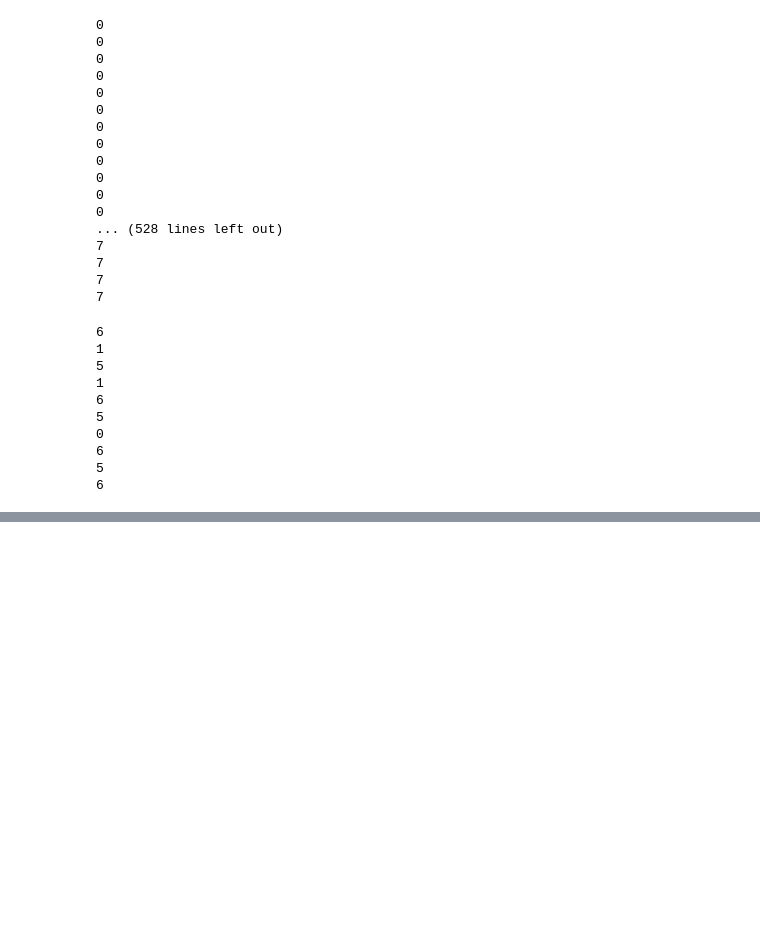
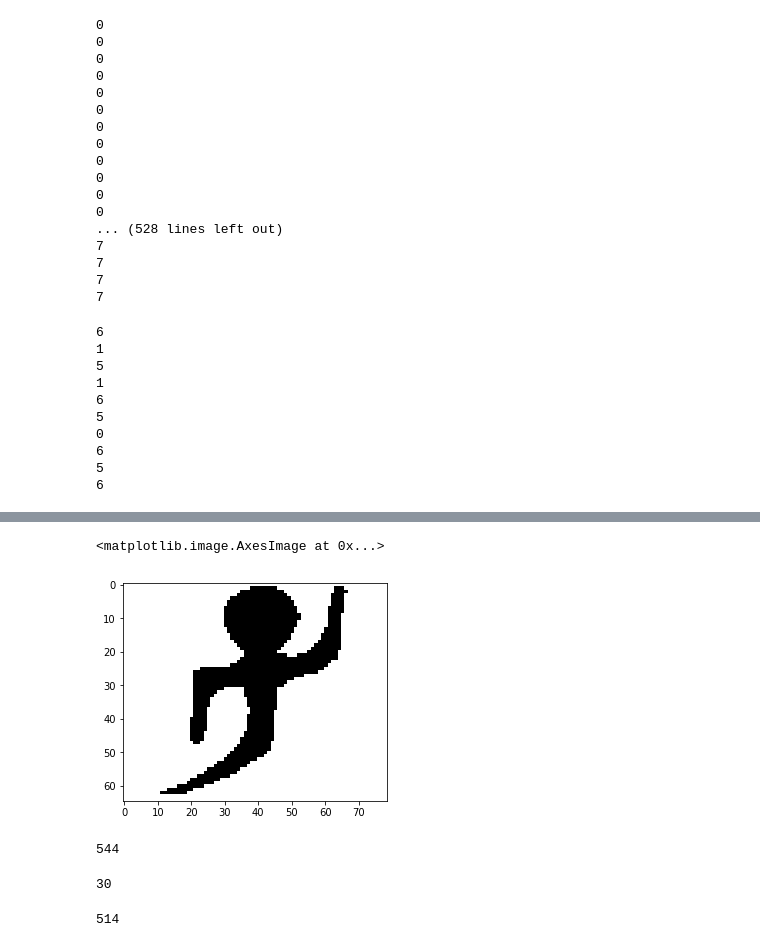
Before and after one commit to matthewgiem/chinese_characters, a Jupyter notebook: Untitled1.ipynb, the cells around one changed output, grey strips where cells are left out. Cells and saved outputs as stored; diff of their text form; code cells hidden in the pictures; blank space fills up the shorter version.

```diff
--- a/Untitled1.ipynb
+++ b/Untitled1.ipynb
@@ -265,0 +195,5 @@ for x in characters:
+# %%
+plt.imshow(Xtrain[0], cmap = plt.cm.binary)
+# %% [output]
+<matplotlib.image.AxesImage at 0x...>
+[figure, added]
@@ -265,0 +204,12 @@ for x in characters:
+# %%
+len(Xtrain)
+# %% [output]
+544
+# %%
+len(Xtrain[:30])
+# %% [output]
+30
+# %%
+len(Xtrain[:-30])
+# %% [output]
+514
```
Also changed, not shown: parts of 27 cells of this notebook.
